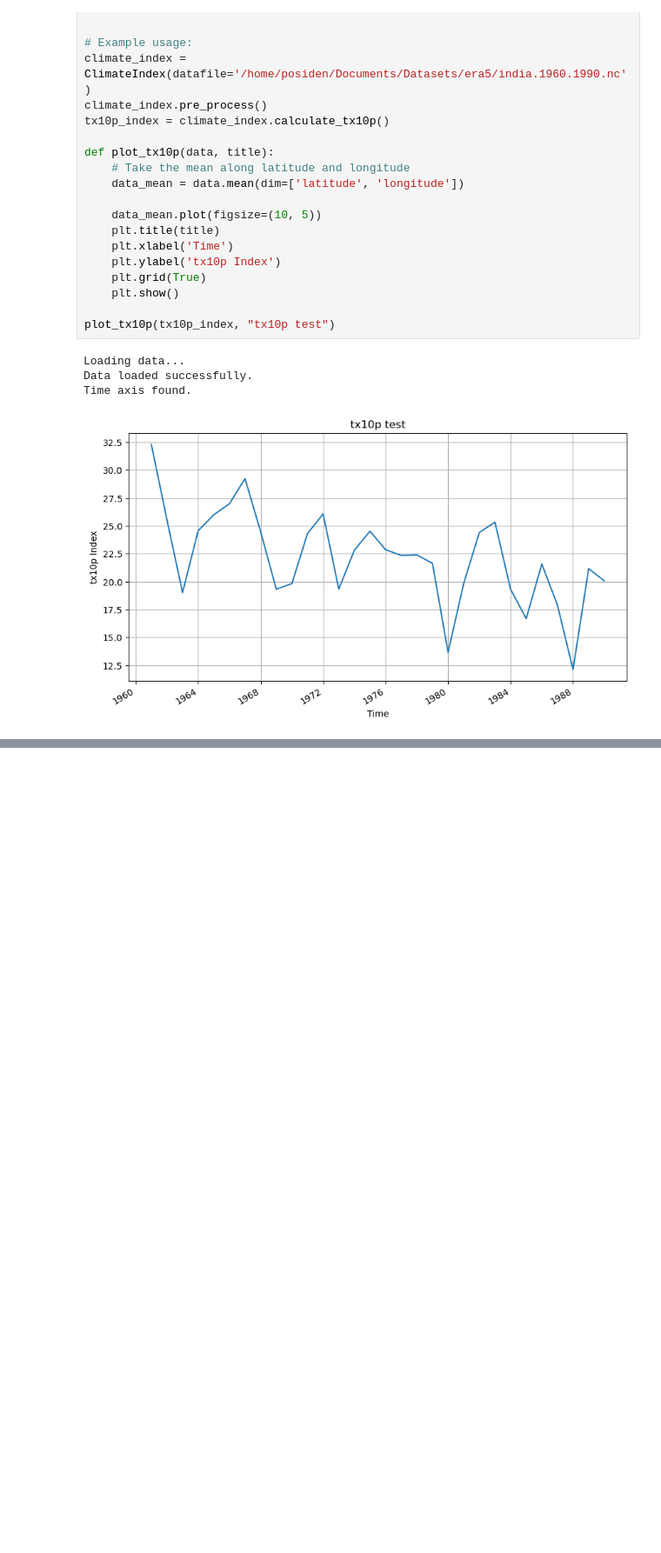
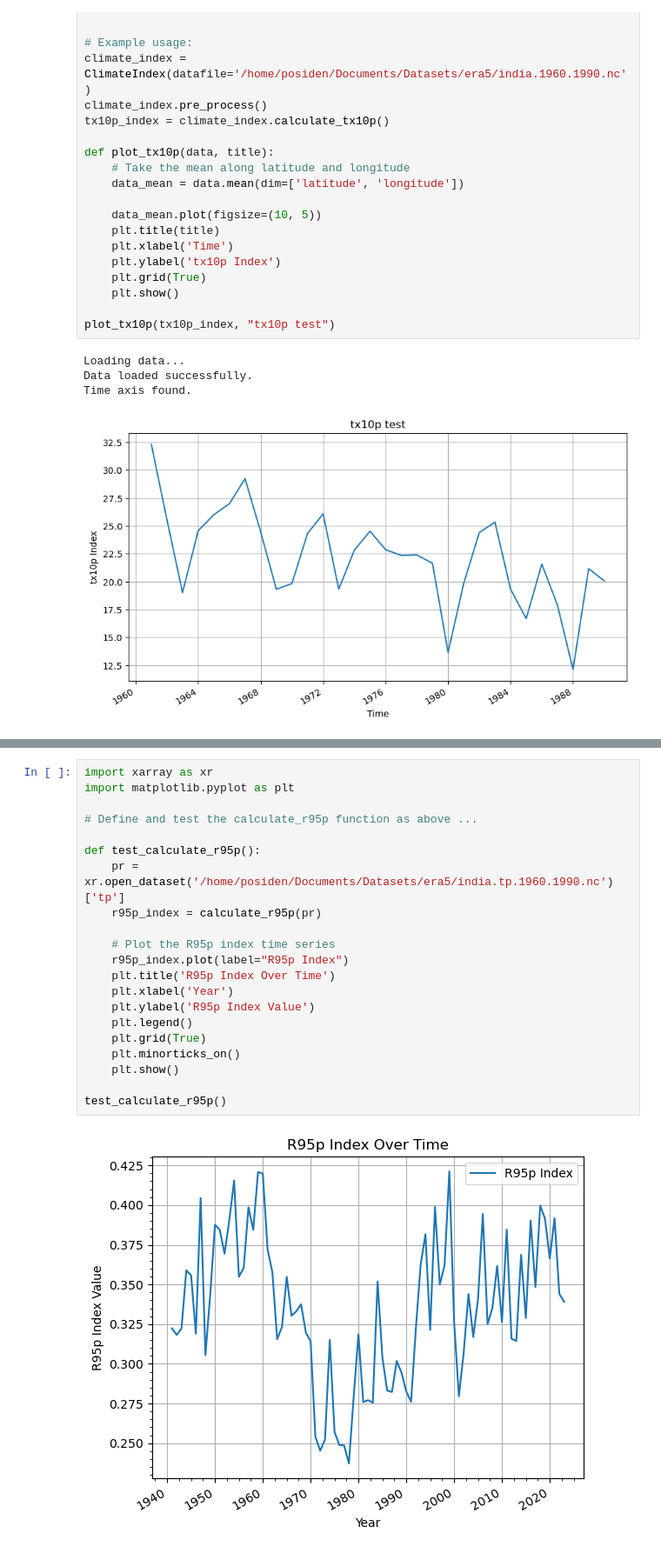
Before and after one commit to shiv3679/climate-indices, a Jupyter notebook: xclim/pre_data.ipynb, the cells around one changed output, grey strips where cells are left out. Shown at 87% size. Drawn from its saved outputs; the diff is of its cells as text; blank space fills up the shorter version.

```diff
--- a/xclim/pre_data.ipynb
+++ b/xclim/pre_data.ipynb
@@ -474,0 +596,23 @@ Time axis found.
+# %%
+import xarray as xr
+import matplotlib.pyplot as plt
+
+# Define and test the calculate_r95p function as above ...
+
+def test_calculate_r95p():
+    pr = xr.open_dataset('/home/posiden/Documents/Datasets/era5/india.tp.1960.1990.nc')['tp']
+    r95p_index = calculate_r95p(pr)
+
+    # Plot the R95p index time series
+    r95p_index.plot(label="R95p Index")
+    plt.title('R95p Index Over Time')
+    plt.xlabel('Year')
+    plt.ylabel('R95p Index Value')
+    plt.legend()
+    plt.grid(True)
+    plt.minorticks_on()
+    plt.show()
+
+test_calculate_r95p()
+# %% [output]
+[figure, added]
```
Also changed, not shown: parts of 12 cells of this notebook, 1 other file.
